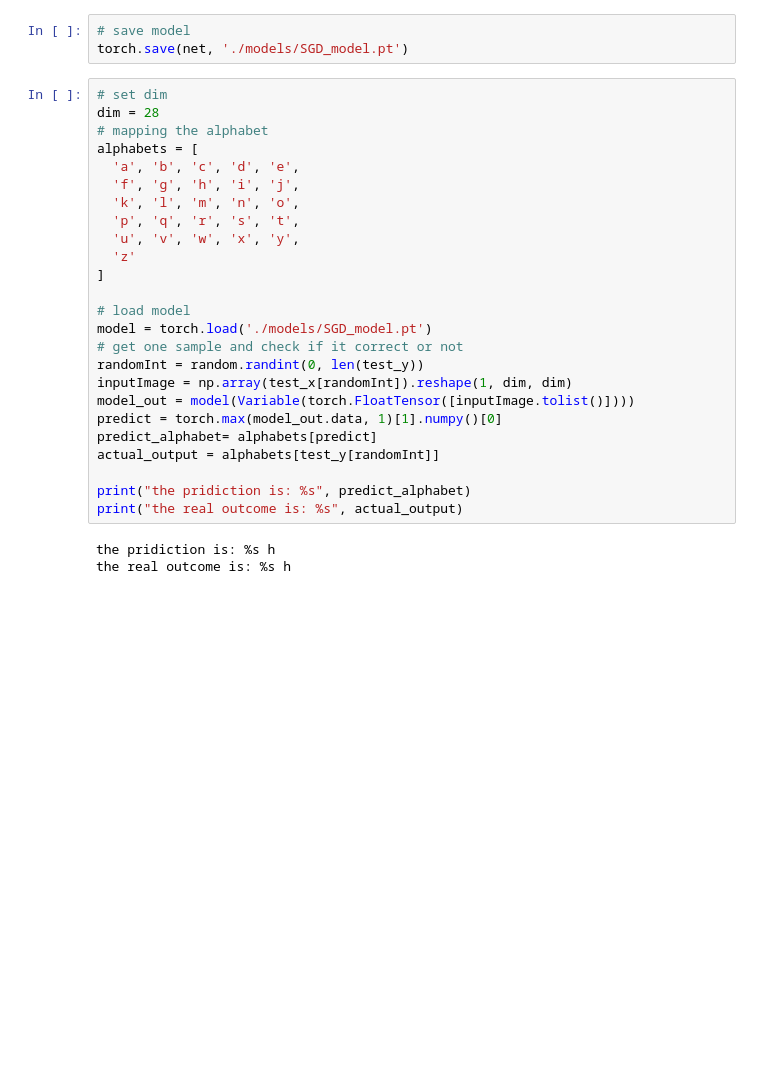
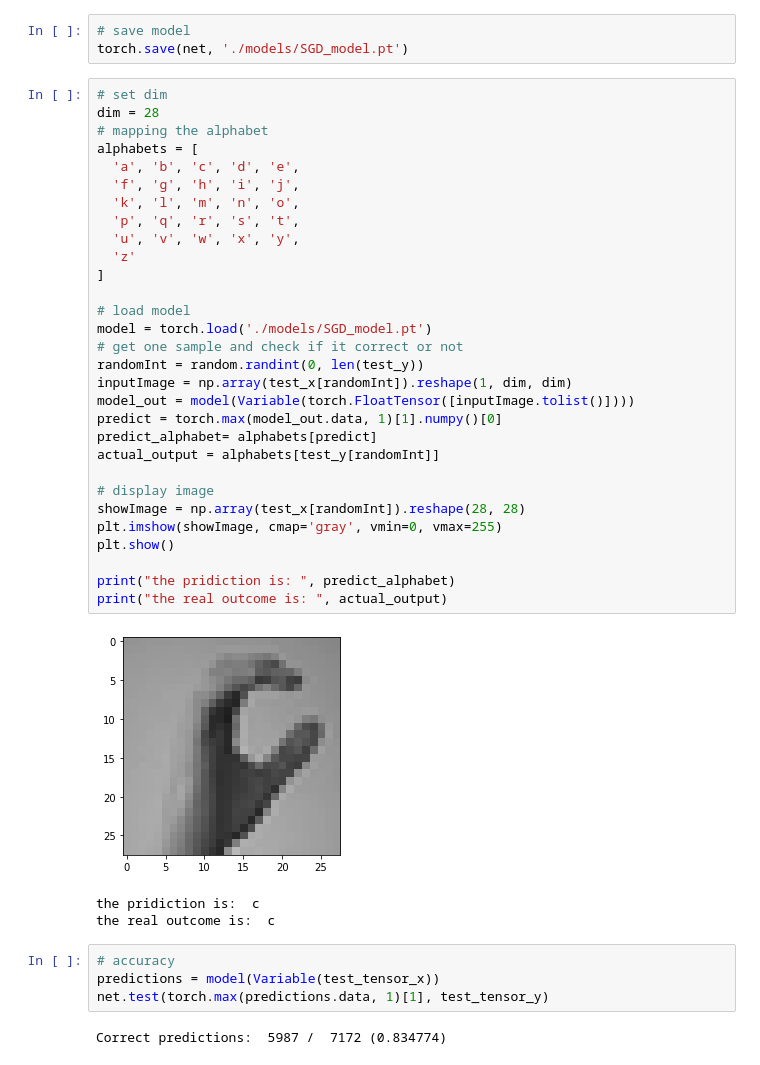
Before and after one commit to sovichea-sinath/sign-lang-classification, a Jupyter notebook: train_with_conv.ipynb, the cells around one changed output. Saved outputs shown, nothing was run; the diff lists cells and outputs as text; blank space fills up the shorter version.

```diff
--- a/train_with_conv.ipynb
+++ b/train_with_conv.ipynb
@@ -206,28 +206,40 @@ torch.save(net, './models/SGD_model.pt')
 # %%
 # set dim
 dim = 28
 # mapping the alphabet
 alphabets = [
   'a', 'b', 'c', 'd', 'e',
   'f', 'g', 'h', 'i', 'j',
   'k', 'l', 'm', 'n', 'o',
   'p', 'q', 'r', 's', 't',
   'u', 'v', 'w', 'x', 'y',
   'z'
 ]
 
 # load model
 model = torch.load('./models/SGD_model.pt')
 # get one sample and check if it correct or not
 randomInt = random.randint(0, len(test_y))
 inputImage = np.array(test_x[randomInt]).reshape(1, dim, dim)
 model_out = model(Variable(torch.FloatTensor([inputImage.tolist()])))
 predict = torch.max(model_out.data, 1)[1].numpy()[0]
 predict_alphabet= alphabets[predict]
 actual_output = alphabets[test_y[randomInt]]
 
-print("the pridiction is: %s", predict_alphabet)
-print("the real outcome is: %s", actual_output)
+# display image
+showImage = np.array(test_x[randomInt]).reshape(28, 28)
+plt.imshow(showImage, cmap='gray', vmin=0, vmax=255)
+plt.show()
+
+print("the pridiction is: ", predict_alphabet)
+print("the real outcome is: ", actual_output)
 # %% [output]
+[figure, added]
-the pridiction is: %s h
-the real outcome is: %s h
+the pridiction is:  c
+the real outcome is:  c
+# %%
+# accuracy
+predictions = model(Variable(test_tensor_x))
+net.test(torch.max(predictions.data, 1)[1], test_tensor_y)
+# %% [output]
+Correct predictions:  5987 /  7172 (0.834774)
```
Also changed, not shown: 1 other file.
